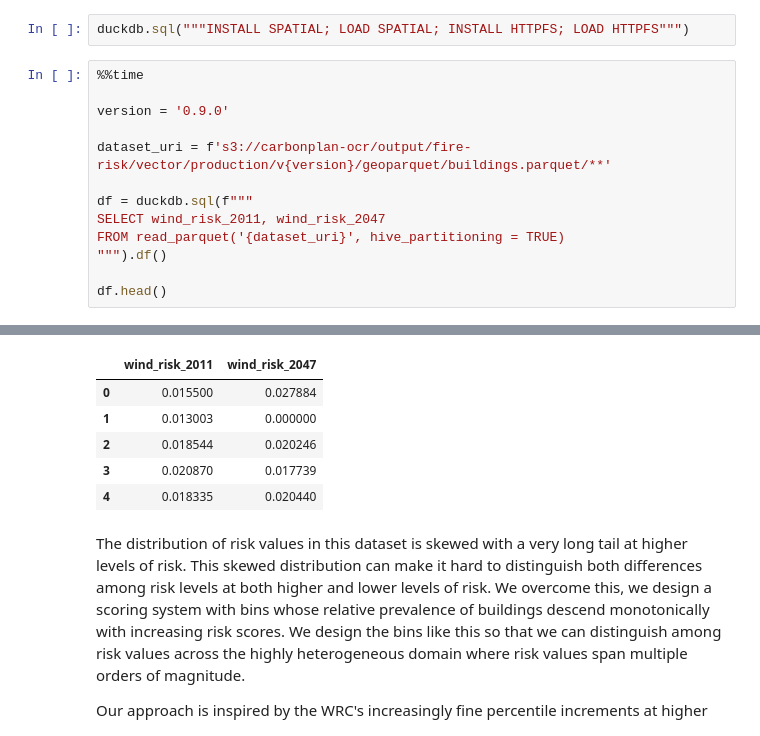
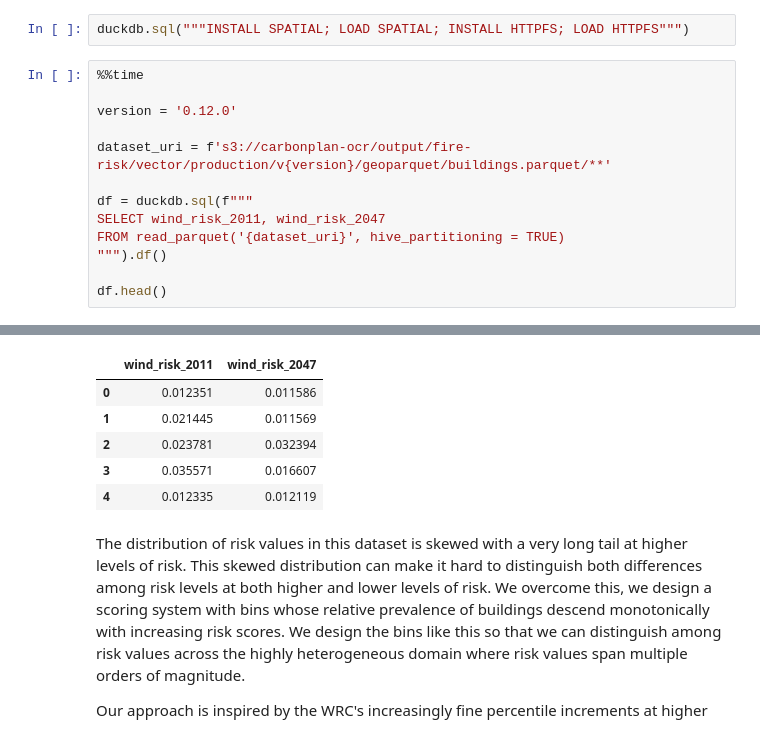
Before and after one commit to carbonplan/ocr, a Jupyter notebook: docs/methods/fire-risk/score-bins.ipynb, the cells around one changed output, grey strips where cells are left out. Saved outputs shown, nothing was run; the diff lists cells and outputs as text.

```diff
--- a/docs/methods/fire-risk/score-bins.ipynb
+++ b/docs/methods/fire-risk/score-bins.ipynb
@@ -12,7 +12,7 @@ duckdb.sql("""INSTALL SPATIAL; LOAD SPATIAL; INSTALL HTTPFS; LOAD HTTPFS""")
 # %%
 %%time
 
-version = '0.9.0'
+version = '0.12.0'
 
 dataset_uri = f's3://carbonplan-ocr/output/fire-risk/vector/production/v{version}/geoparquet/buildings.parquet/**'
 
@@ -28,9 +28,9 @@ Wall time: 2min 19s
 |  | wind_risk_2011 | wind_risk_2047 |
-| 0 | 0.015500 | 0.027884 |
-| 1 | 0.013003 | 0.000000 |
-| 2 | 0.018544 | 0.020246 |
-| 3 | 0.020870 | 0.017739 |
-| 4 | 0.018335 | 0.020440 |
+| 0 | 0.012351 | 0.011586 |
+| 1 | 0.021445 | 0.011569 |
+| 2 | 0.023781 | 0.032394 |
+| 3 | 0.035571 | 0.016607 |
+| 4 | 0.012335 | 0.012119 |
 # %% [markdown]
 The distribution of risk values in this dataset is skewed with a very long tail at higher levels of risk. This skewed distribution can make it hard to distinguish both differences among risk levels at both higher and lower levels of risk. We overcome this, we design a scoring system with bins whose relative prevalence of buildings descend monotonically with increasing risk scores. We design the bins like this so that we can distinguish among risk values across the highly heterogeneous domain where risk values span multiple orders of magnitude.
 
```
Also changed, not shown: parts of 3 cells of this notebook, 3 other files.
